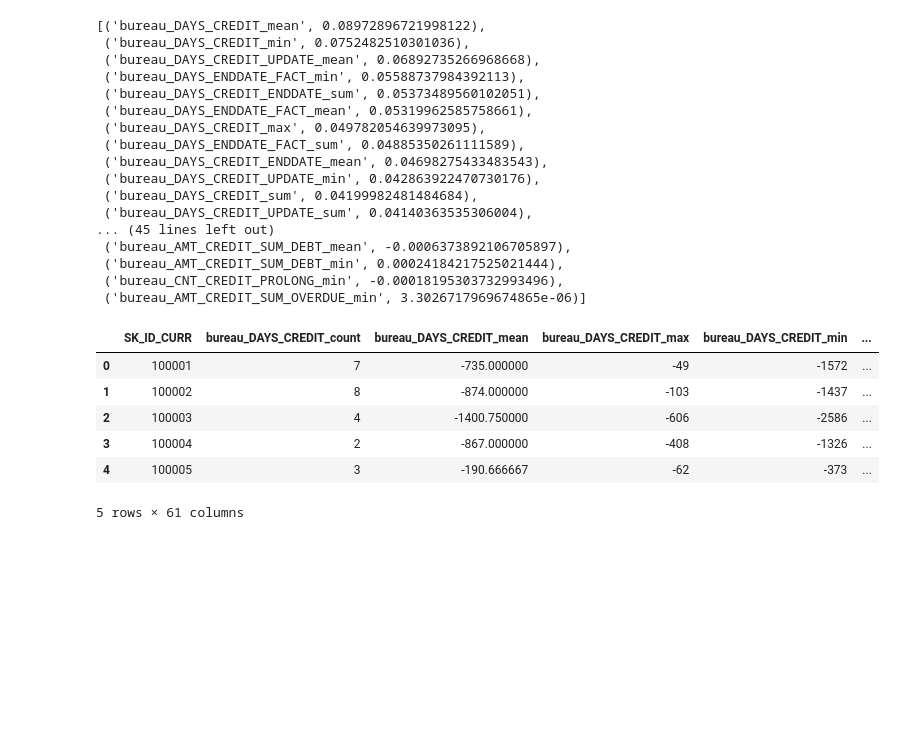
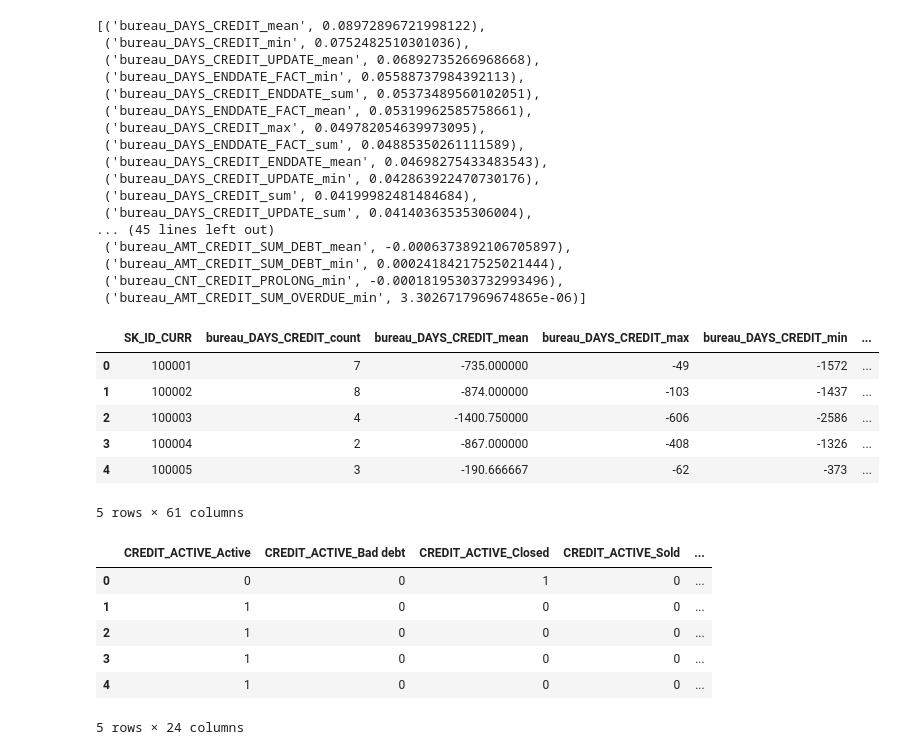
Before and after one commit to snknitin/Kaggle_DataCleaning, a Jupyter notebook: Manual Feature Engineering.ipynb, the cells around one changed output. Saved outputs shown, nothing was run; the diff lists cells and outputs as text; code cells hidden in the pictures; blank space fills up the shorter version.

```diff
--- a/Manual Feature Engineering.ipynb
+++ b/Manual Feature Engineering.ipynb
@@ -266,3 +266,15 @@ def target_corrs(df):
     corrs = sorted(corrs, key = lambda x: abs(x[1]), reverse = True)
 
     return corrs
+# %%
+categorical = pd.get_dummies(bureau.select_dtypes('object'))
+categorical['SK_ID_CURR'] = bureau['SK_ID_CURR']
+categorical.head()
+# %% [output]
+|  | CREDIT_ACTIVE_Active | CREDIT_ACTIVE_Bad debt | CREDIT_ACTIVE_Closed | CREDIT_ACTIVE_Sold | ... |
+| 0 | 0 | 0 | 1 | 0 | ... |
+| 1 | 1 | 0 | 0 | 0 | ... |
+| 2 | 1 | 0 | 0 | 0 | ... |
+| 3 | 1 | 0 | 0 | 0 | ... |
+| 4 | 1 | 0 | 0 | 0 | ... |
+5 rows × 24 columns
```
Also changed, not shown: parts of 10 cells of this notebook.
